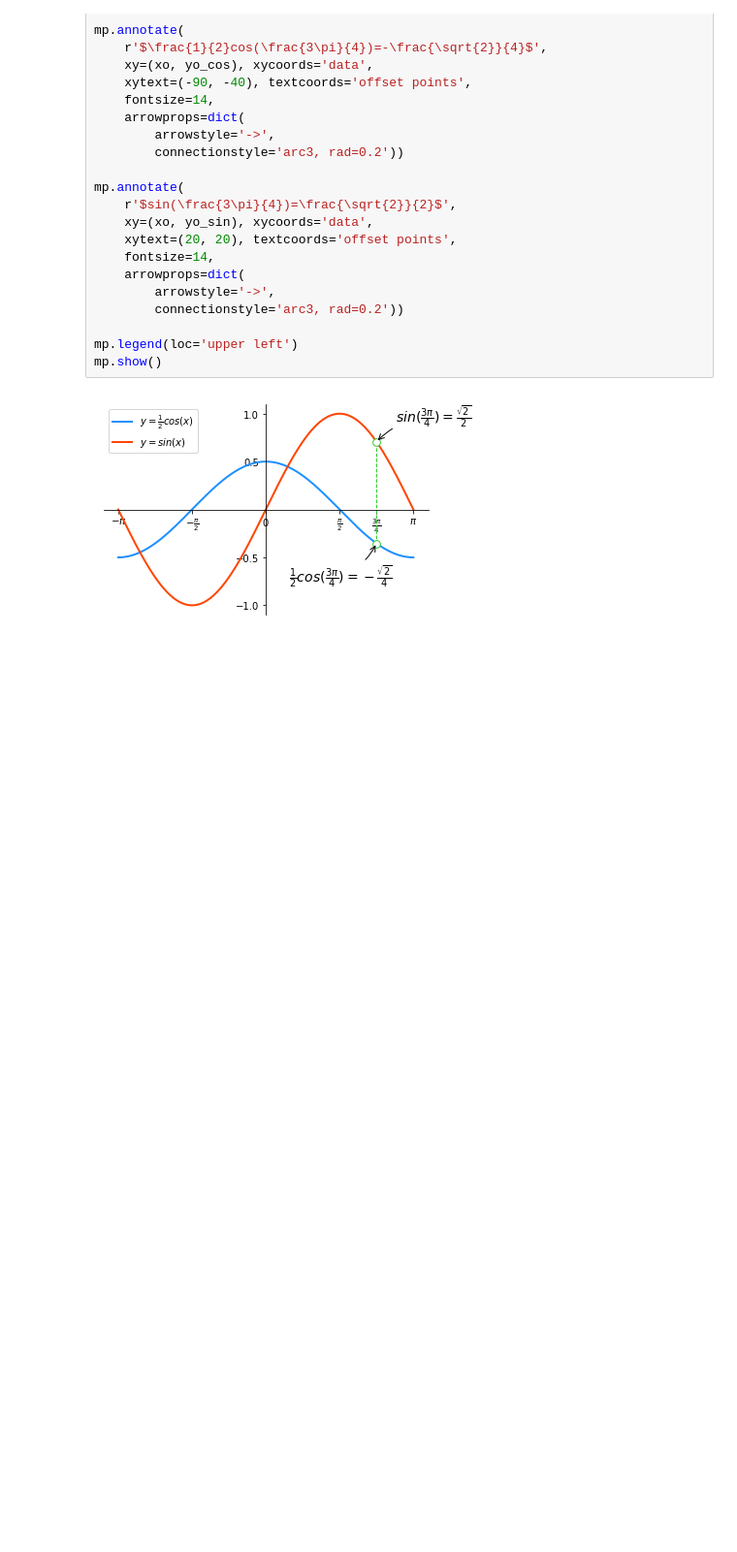
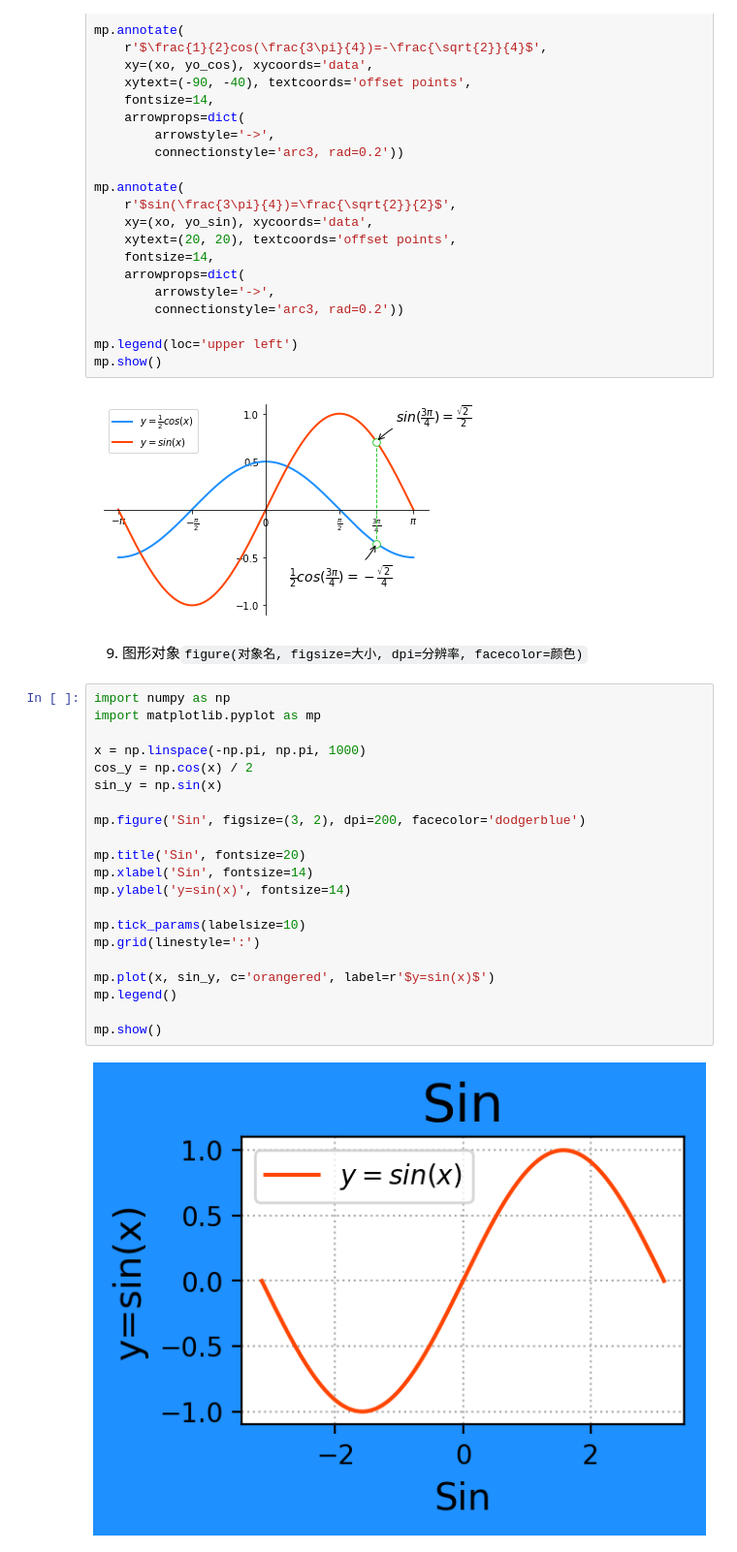
Before and after one commit to goonwithyou/mypython, a Jupyter notebook: matplotlib/index.ipynb, the cells around one changed output. Shown at 97% size. Saved outputs shown, nothing was run; the diff lists cells and outputs as text; blank space fills up the shorter version.

Commit message:
learning with matplotlib

```diff
--- a/matplotlib/index.ipynb
+++ b/matplotlib/index.ipynb
@@ -91,3 +91,28 @@ mp.legend(loc='upper left')
 mp.show()
 # %% [output]
 [figure]
+# %% [markdown]
+9. 图形对象`figure(对象名, figsize=大小, dpi=分辨率, facecolor=颜色)`
+# %%
+import numpy as np
+import matplotlib.pyplot as mp
+
+x = np.linspace(-np.pi, np.pi, 1000)
+cos_y = np.cos(x) / 2
+sin_y = np.sin(x)
+
+mp.figure('Sin', figsize=(3, 2), dpi=200, facecolor='dodgerblue')
+
+mp.title('Sin', fontsize=20)
+mp.xlabel('Sin', fontsize=14)
+mp.ylabel('y=sin(x)', fontsize=14)
+
+mp.tick_params(labelsize=10)
+mp.grid(linestyle=':')
+
+mp.plot(x, sin_y, c='orangered', label=r'$y=sin(x)$')
+mp.legend()
+
+mp.show()
+# %% [output]
+[figure, added]
```
Also changed, not shown: parts of 30 cells of this notebook.
